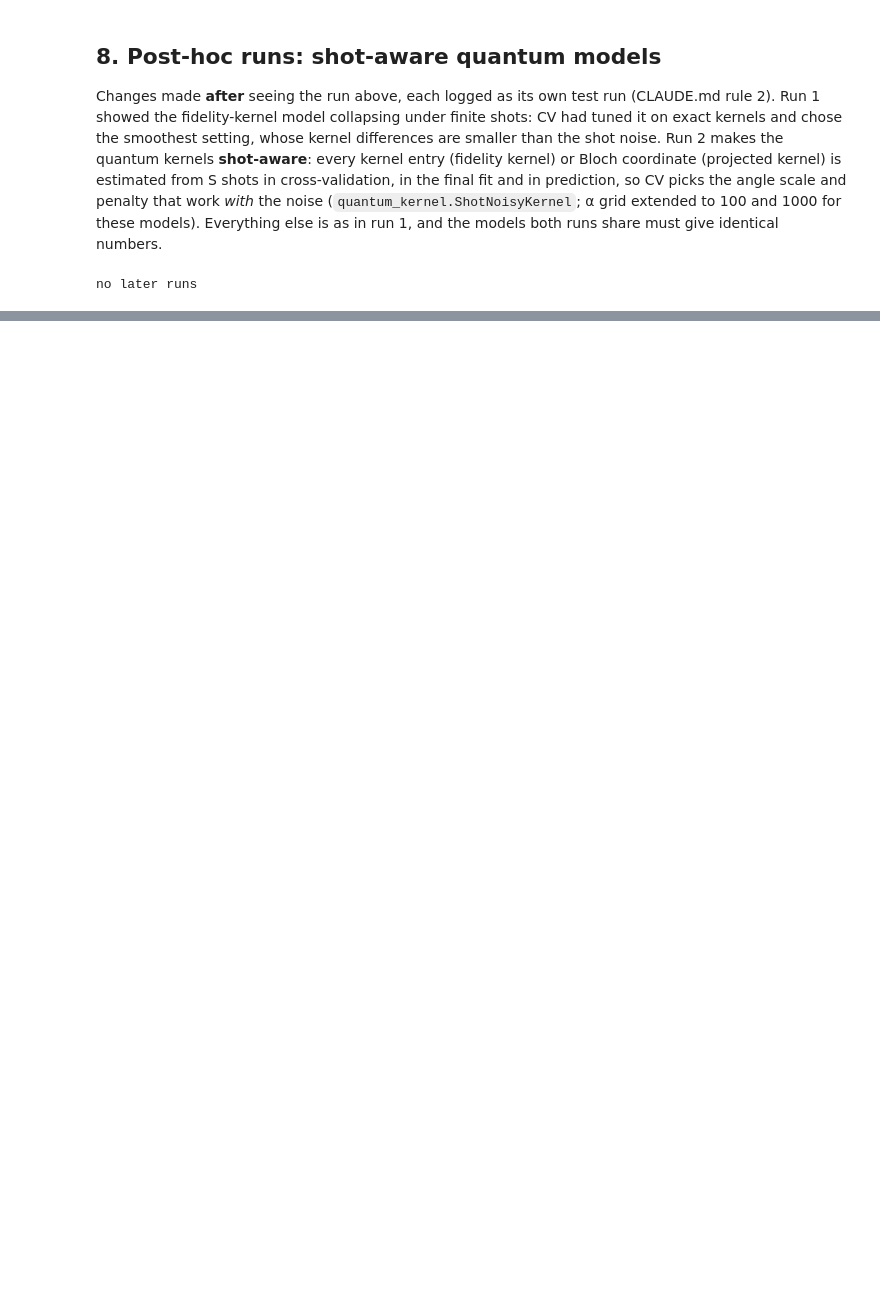
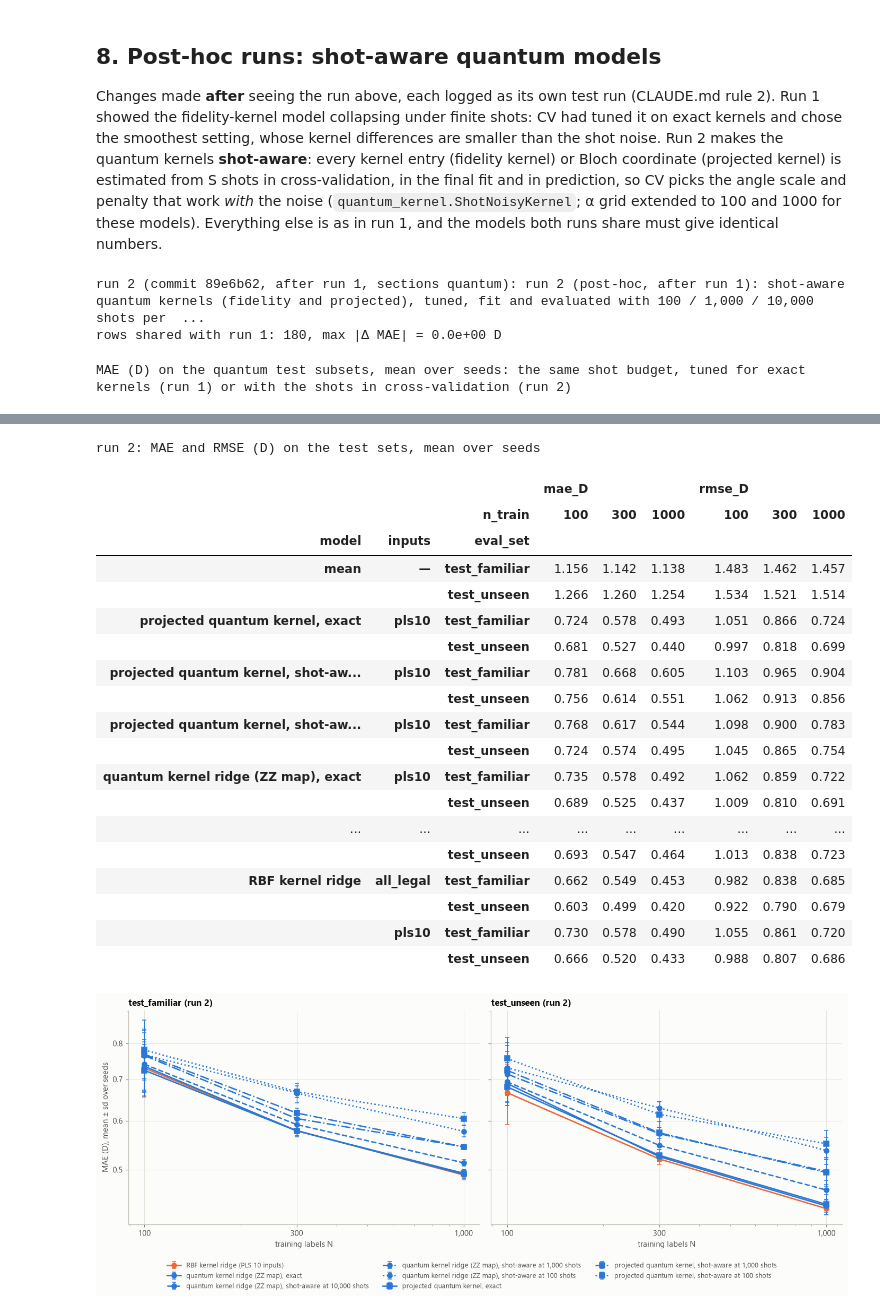
Before and after one commit to yuyuko-s/qisket-fall-26, a Jupyter notebook: notebooks/07_test_comparison.ipynb, the cells around one changed output, grey strips where cells are left out. Drawn from its saved outputs; the diff is of its cells as text; code cells hidden in the pictures; blank space fills up the shorter version.

```diff
--- a/notebooks/07_test_comparison.ipynb
+++ b/notebooks/07_test_comparison.ipynb
@@ -602,7 +605,7 @@ in run 1, and the models both runs share must give identical numbers.
 # %%
 def qlabel(m):
     base, _, s = m.partition("@")
-    return MODEL_LABELS[base] + (f", shot-aware at {int(s):,} shots" if s else (", exact" if base in QMODELS else " (PLS 10)"))
+    return MODEL_LABELS[base] + (f", shot-aware at {int(s):,} shots" if s else (", exact" if base in QMODELS else ""))
 
 
 SHOT_STYLE = {"": "-", "10000": "--", "1000": "-.", "100": ":"}
@@ -652,7 +655,8 @@ for r in LATER:
                 continue
             st = model_style(m.partition("@")[0])
             st["linestyle"] = SHOT_STYLE[m.partition("@")[2]] if m.partition("@")[0] in QMODELS else st["linestyle"]
-            ax.errorbar(g.index, g["mean"], yerr=g["std"].fillna(0), capsize=2.5, elinewidth=0.9, label=qlabel(m), **st)
+            ax.errorbar(g.index, g["mean"], yerr=g["std"].fillna(0), capsize=2.5, elinewidth=0.9,
+                        label=qlabel(m) + (" (PLS 10 inputs)" if m == "rbf_krr" else ""), **st)
         ax.set(xscale="log", yscale="log", xlabel="training labels N", title=f"{ev} (run {r})")
         ax.yaxis.set_major_locator(FixedLocator([0.3, 0.4, 0.5, 0.6, 0.7, 0.8, 1.0, 1.2]))
         ax.yaxis.set_major_formatter(lambda v, _: f"{v:g}")
@@ -667,4 +671,6 @@ for r in LATER:
 if not LATER:
     print("no later runs")
 # %% [output]
-no later runs
+run 2 (commit 89e6b62, after run 1, sections quantum): run 2 (post-hoc, after run 1): shot-aware quantum kernels (fidelity and projected), tuned, fit and evaluated with 100 / 1,000 / 10,000 shots per  ...
+rows shared with run 1: 180, max |Δ MAE| = 0.0e+00 D
+MAE (D) on the quantum test subsets, mean over seeds: the same shot budget, tuned for exact kernels (run 1) or with the shots in cross-validation (run 2)
@@ -670,0 +695,21 @@ no later runs
+run 2: MAE and RMSE (D) on the test sets, mean over seeds
+|  |  |  | mae_D |  |  | rmse_D |  |  |
+|  |  | n_train | 100 | 300 | 1000 | 100 | 300 | 1000 |
+| model | inputs | eval_set |  |  |  |  |  |  |
+| mean | — | test_familiar | 1.156 | 1.142 | 1.138 | 1.483 | 1.462 | 1.457 |
+|  |  | test_unseen | 1.266 | 1.260 | 1.254 | 1.534 | 1.521 | 1.514 |
+| projected quantum kernel, exact | pls10 | test_familiar | 0.724 | 0.578 | 0.493 | 1.051 | 0.866 | 0.724 |
+|  |  | test_unseen | 0.681 | 0.527 | 0.440 | 0.997 | 0.818 | 0.699 |
+| projected quantum kernel, shot-aw... | pls10 | test_familiar | 0.781 | 0.668 | 0.605 | 1.103 | 0.965 | 0.904 |
+|  |  | test_unseen | 0.756 | 0.614 | 0.551 | 1.062 | 0.913 | 0.856 |
+| projected quantum kernel, shot-aw... | pls10 | test_familiar | 0.768 | 0.617 | 0.544 | 1.098 | 0.900 | 0.783 |
+|  |  | test_unseen | 0.724 | 0.574 | 0.495 | 1.045 | 0.865 | 0.754 |
+| quantum kernel ridge (ZZ map), exact | pls10 | test_familiar | 0.735 | 0.578 | 0.492 | 1.062 | 0.859 | 0.722 |
+|  |  | test_unseen | 0.689 | 0.525 | 0.437 | 1.009 | 0.810 | 0.691 |
+| ... | ... | ... | ... | ... | ... | ... | ... | ... |
+|  |  | test_unseen | 0.693 | 0.547 | 0.464 | 1.013 | 0.838 | 0.723 |
+| RBF kernel ridge | all_legal | test_familiar | 0.662 | 0.549 | 0.453 | 0.982 | 0.838 | 0.685 |
+|  |  | test_unseen | 0.603 | 0.499 | 0.420 | 0.922 | 0.790 | 0.679 |
+|  | pls10 | test_familiar | 0.730 | 0.578 | 0.490 | 1.055 | 0.861 | 0.720 |
+|  |  | test_unseen | 0.666 | 0.520 | 0.433 | 0.988 | 0.807 | 0.686 |
+[figure, added]
```
Also changed, not shown: parts of 5 cells of this notebook, 17 other files.
